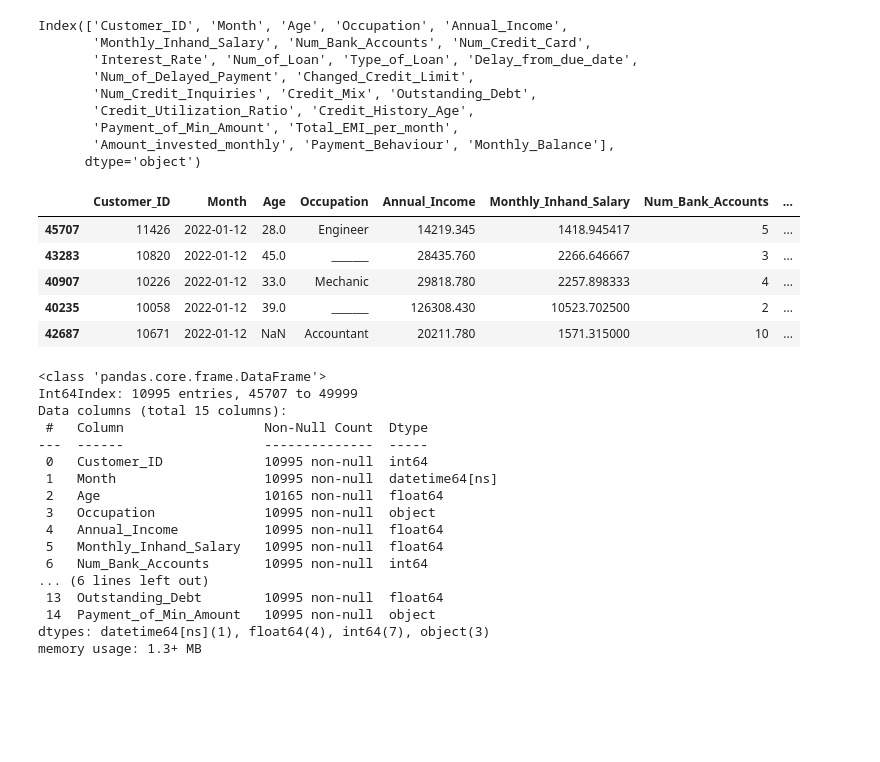
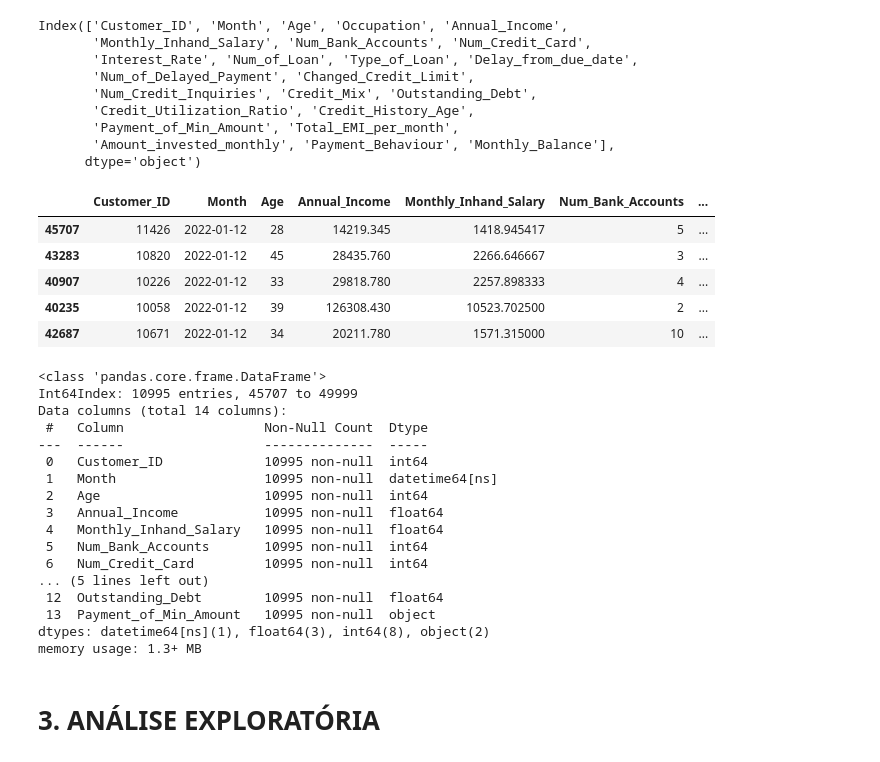
Before and after one commit to julianacamara98/intro_python_2023_ProjetoFinal, a Jupyter notebook: EDA.ipynb, the cells around one changed output. Drawn from its saved outputs; the diff is of its cells as text; code cells hidden in the pictures; blank space fills up the shorter version.

```diff
--- a/EDA.ipynb
+++ b/EDA.ipynb
@@ -424,0 +418,3 @@ media_salario_por_faixa = faixa_etaria.groupby()
+# %%
+dados['Age'].fillna(dados['Age'].mean(),inplace=True)
+dados.loc[dados['Customer_ID']==10671]
@@ -424,0 +427,2 @@ media_salario_por_faixa = faixa_etaria.groupby()
+# %%
+dados['Age'] = np.trunc(dados['Age']).astype(int)
@@ -764,36 +780,38 @@ Index(['Customer_ID', 'Month', 'Age', 'Occupation', 'Annual_Income',
        'Amount_invested_monthly', 'Payment_Behaviour', 'Monthly_Balance'],
       dtype='object')
 # %%
-dados = dados[['Customer_ID', 'Month', 'Age', 'Occupation', 'Annual_Income',
+dados = dados[['Customer_ID', 'Month', 'Age', 'Annual_Income',
        'Monthly_Inhand_Salary', 'Num_Bank_Accounts', 'Num_Credit_Card',
        'Interest_Rate', 'Num_of_Loan', 'Type_of_Loan', 'Delay_from_due_date',
        'Num_of_Delayed_Payment','Outstanding_Debt','Payment_of_Min_Amount']]
 
 dados.head()
 # %% [output]
-|  | Customer_ID | Month | Age | Occupation | Annual_Income | Monthly_Inhand_Salary | Num_Bank_Accounts | ... |
-| 45707 | 11426 | 2022-01-12 | 28.0 | Engineer | 14219.345 | 1418.945417 | 5 | ... |
-| 43283 | 10820 | 2022-01-12 | 45.0 | _______ | 28435.760 | 2266.646667 | 3 | ... |
-| 40907 | 10226 | 2022-01-12 | 33.0 | Mechanic | 29818.780 | 2257.898333 | 4 | ... |
-| 40235 | 10058 | 2022-01-12 | 39.0 | _______ | 126308.430 | 10523.702500 | 2 | ... |
-| 42687 | 10671 | 2022-01-12 | NaN | Accountant | 20211.780 | 1571.315000 | 10 | ... |
+|  | Customer_ID | Month | Age | Annual_Income | Monthly_Inhand_Salary | Num_Bank_Accounts | ... |
+| 45707 | 11426 | 2022-01-12 | 28 | 14219.345 | 1418.945417 | 5 | ... |
+| 43283 | 10820 | 2022-01-12 | 45 | 28435.760 | 2266.646667 | 3 | ... |
+| 40907 | 10226 | 2022-01-12 | 33 | 29818.780 | 2257.898333 | 4 | ... |
+| 40235 | 10058 | 2022-01-12 | 39 | 126308.430 | 10523.702500 | 2 | ... |
+| 42687 | 10671 | 2022-01-12 | 34 | 20211.780 | 1571.315000 | 10 | ... |
 # %%
 dados.info()
 # %% [output]
 <class 'pandas.core.frame.DataFrame'>
 Int64Index: 10995 entries, 45707 to 49999
-Data columns (total 15 columns):
+Data columns (total 14 columns):
  #   Column                  Non-Null Count  Dtype
 ---  ------                  --------------  -----
  0   Customer_ID             10995 non-null  int64
  1   Month                   10995 non-null  datetime64[ns]
- 2   Age                     10165 non-null  float64
- 3   Occupation              10995 non-null  object
- 4   Annual_Income           10995 non-null  float64
- 5   Monthly_Inhand_Salary   10995 non-null  float64
- 6   Num_Bank_Accounts       10995 non-null  int64
-... (6 lines left out)
- 13  Outstanding_Debt        10995 non-null  float64
- 14  Payment_of_Min_Amount   10995 non-null  object
-dtypes: datetime64[ns](1), float64(4), int64(7), object(3)
+ 2   Age                     10995 non-null  int64
+ 3   Annual_Income           10995 non-null  float64
+ 4   Monthly_Inhand_Salary   10995 non-null  float64
+ 5   Num_Bank_Accounts       10995 non-null  int64
+ 6   Num_Credit_Card         10995 non-null  int64
+... (5 lines left out)
+ 12  Outstanding_Debt        10995 non-null  float64
+ 13  Payment_of_Min_Amount   10995 non-null  object
+dtypes: datetime64[ns](1), float64(3), int64(8), object(2)
 memory usage: 1.3+ MB
+# %% [markdown]
+# 3. ANÁLISE EXPLORATÓRIA
```
Also changed, not shown: parts of 38 cells of this notebook.
